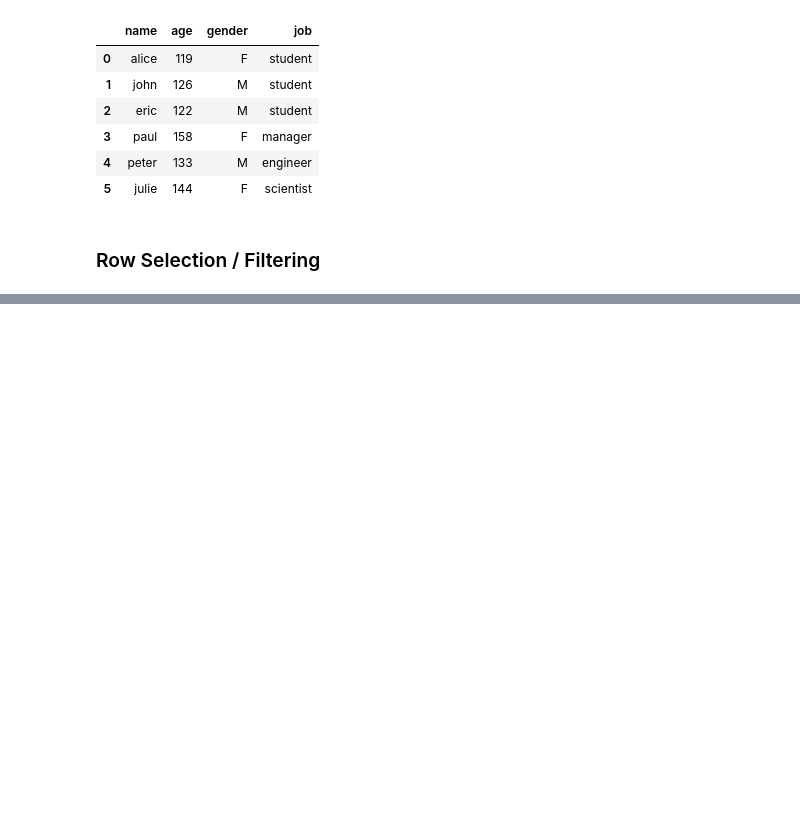
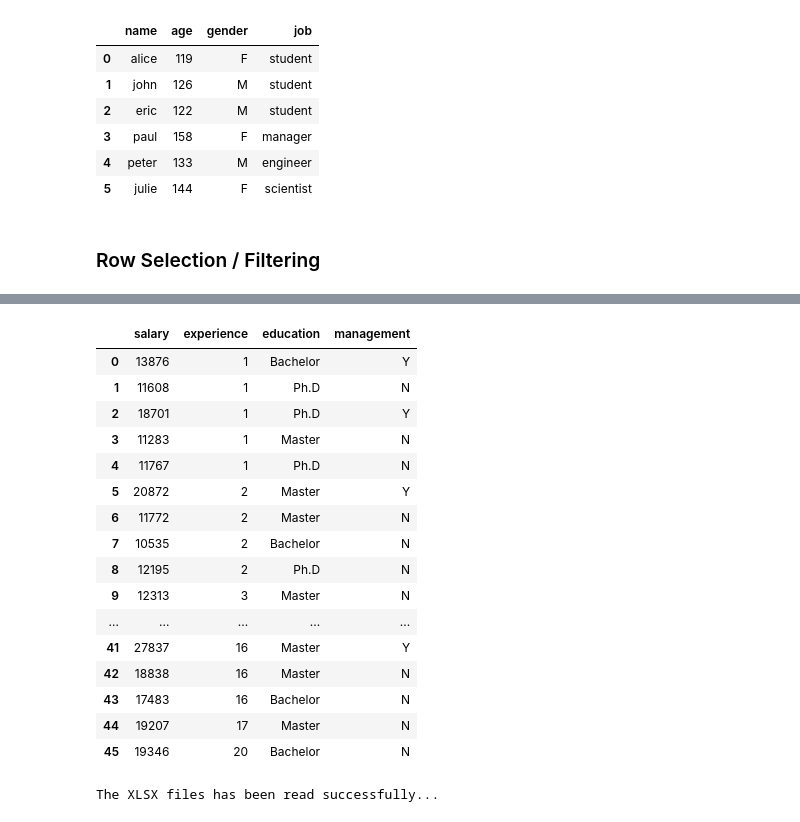
Before and after one commit to subbu27iitb/Training01, a Jupyter notebook: Pandas.ipynb, the cells around one changed output, grey strips where cells are left out. Cells and saved outputs as stored; diff of their text form; code cells hidden in the pictures; blank space fills up the shorter version.

```diff
--- a/Pandas.ipynb
+++ b/Pandas.ipynb
@@ -611,0 +851,6 @@ See the caveats in the documentation: https://pandas.pydata.org/pandas-docs/stab
+# %%
+try:
+    df_csv = pd.read_csv("salary_table.csv")
+    print ("The CSV files has been read successfully...")
+except:
+    print ("File access ERROR !!!")
@@ -611,0 +883,28 @@ See the caveats in the documentation: https://pandas.pydata.org/pandas-docs/stab
+# %%
+df_csv
+# %% [output]
+|  | salary | experience | education | management |
+| 0 | 13876 | 1 | Bachelor | Y |
+| 1 | 11608 | 1 | Ph.D | N |
+| 2 | 18701 | 1 | Ph.D | Y |
+| 3 | 11283 | 1 | Master | N |
+| 4 | 11767 | 1 | Ph.D | N |
+| 5 | 20872 | 2 | Master | Y |
+| 6 | 11772 | 2 | Master | N |
+| 7 | 10535 | 2 | Bachelor | N |
+| 8 | 12195 | 2 | Ph.D | N |
+| 9 | 12313 | 3 | Master | N |
+| ... | ... | ... | ... | ... |
+| 41 | 27837 | 16 | Master | Y |
+| 42 | 18838 | 16 | Master | N |
+| 43 | 17483 | 16 | Bachelor | N |
+| 44 | 19207 | 17 | Master | N |
+| 45 | 19346 | 20 | Bachelor | N |
+# %%
+try:
+    df_xlsx = pd.read_excel('salary_table.xlsx')
+    print ("The XLSX files has been read successfully...")
+except:
+    print ("File access ERROR !!!")
+# %% [output]
+The XLSX files has been read successfully...
```
Also changed, not shown: parts of 36 cells of this notebook.
